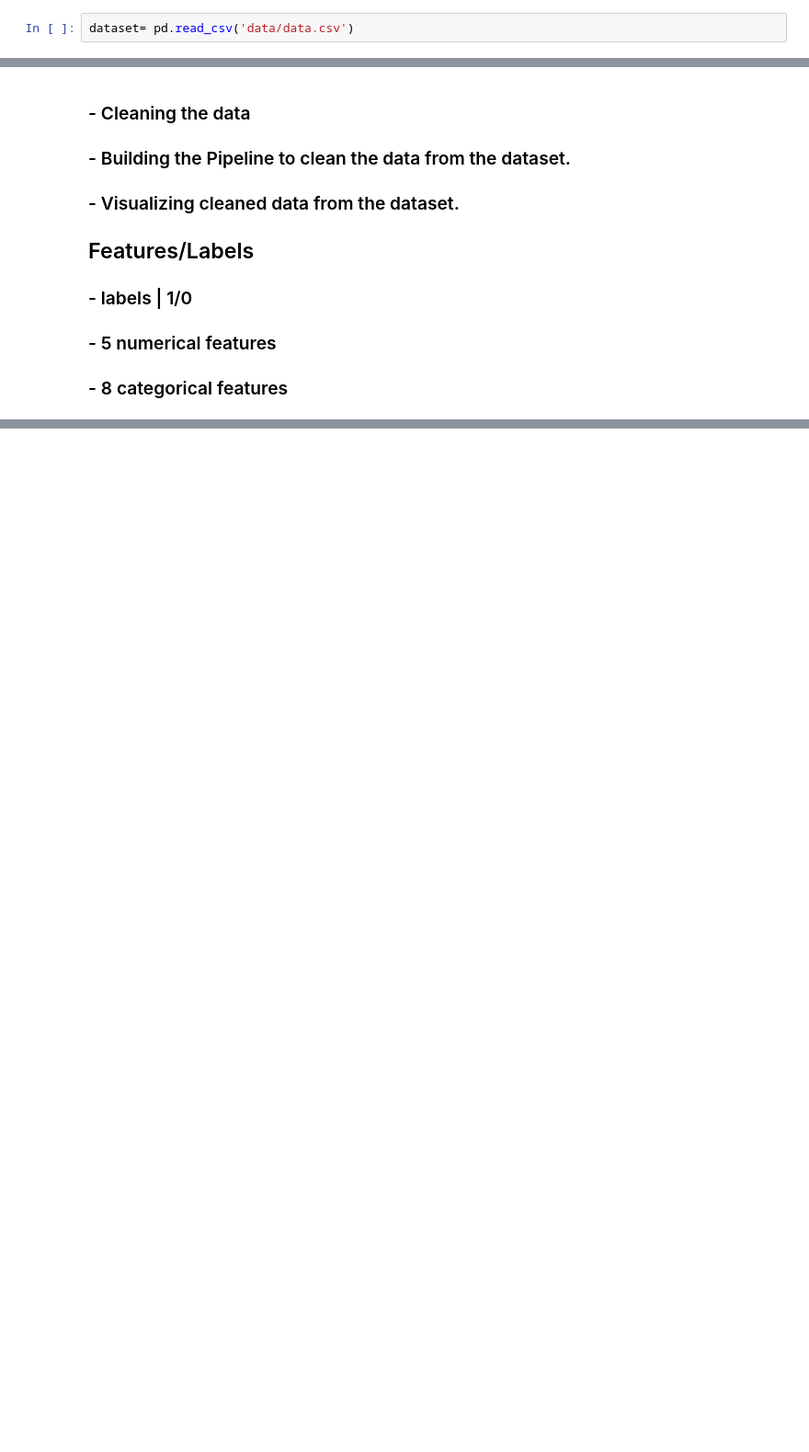
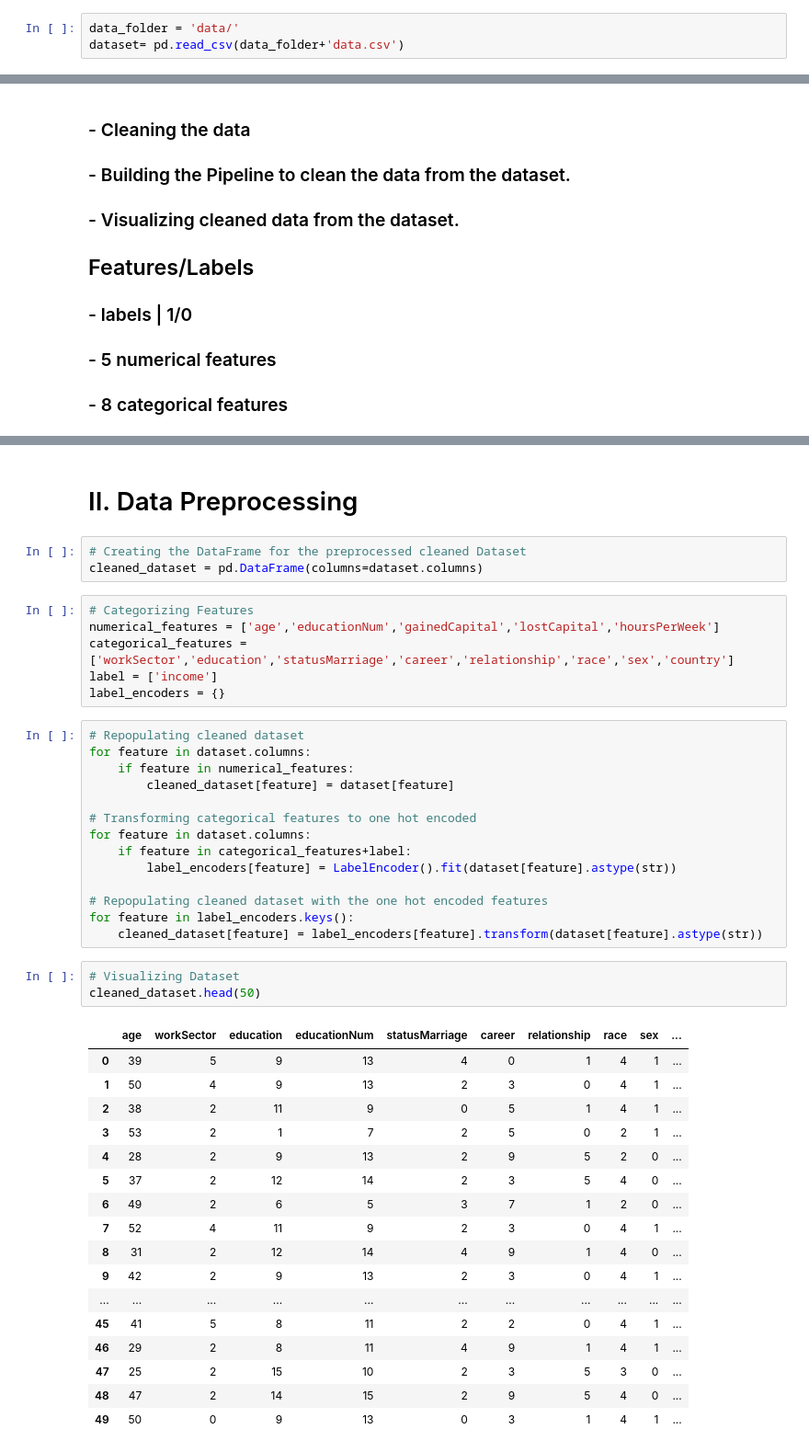
Before and after one commit to calinjovrea/AIFinancialStatusTask, a Jupyter notebook: AIFinancialStatusTaskFoodstyles.ipynb, the cells around one changed output, grey strips where cells are left out. Shown: that part at 92% size. Cells and saved outputs as stored; diff of their text form; blank space fills up the shorter version.

Commit message:
Update python notebook of AIFinancialStatusTask
Updating to add the Data PreProcessing implementation of the AIFinancialStatusTask

```diff
--- a/AIFinancialStatusTaskFoodstyles.ipynb
+++ b/AIFinancialStatusTaskFoodstyles.ipynb
@@ -3,5 +8,6 @@ import pandas as pd
 # %%
-dataset= pd.read_csv('data/data.csv')
+data_folder = 'data/'
+dataset= pd.read_csv(data_folder+'data.csv')
 # %% [markdown]
 # I. Helping Steps to get through the implementation
 ### - Reading the dataset
@@ -37,3 +43,49 @@ dataset.head(50)
 | 47 | 25 | Private | Some-college | 10 | Married-civ-spouse | Exec-managerial | Wife | Other | Female | ... |
 | 48 | 47 | Private | Prof-school | 15 | Married-civ-spouse | Prof-specialty | Wife | White | Female | ... |
 | 49 | 50 | Federal-gov | Bachelors | 13 | Divorced | Exec-managerial | Not-in-family | White | Male | ... |
+# %% [markdown]
+# II. Data Preprocessing
+# %%
+# Creating the DataFrame for the preprocessed cleaned Dataset
+cleaned_dataset = pd.DataFrame(columns=dataset.columns)
+# %%
+# Categorizing Features
+numerical_features = ['age','educationNum','gainedCapital','lostCapital','hoursPerWeek']
+categorical_features = ['workSector','education','statusMarriage','career','relationship','race','sex','country']
+label = ['income']
+label_encoders = {}
+# %%
+# Repopulating cleaned dataset
+for feature in dataset.columns:
+    if feature in numerical_features:
+        cleaned_dataset[feature] = dataset[feature]
+
+# Transforming categorical features to one hot encoded
+for feature in dataset.columns:
+    if feature in categorical_features+label:
+        label_encoders[feature] = LabelEncoder().fit(dataset[feature].astype(str))
+
+# Repopulating cleaned dataset with the one hot encoded features
+for feature in label_encoders.keys():
+    cleaned_dataset[feature] = label_encoders[feature].transform(dataset[feature].astype(str))
+# %%
+# Visualizing Dataset
+cleaned_dataset.head(50)
+# %% [output]
+|  | age | workSector | education | educationNum | statusMarriage | career | relationship | race | sex | ... |
+| 0 | 39 | 5 | 9 | 13 | 4 | 0 | 1 | 4 | 1 | ... |
+| 1 | 50 | 4 | 9 | 13 | 2 | 3 | 0 | 4 | 1 | ... |
+| 2 | 38 | 2 | 11 | 9 | 0 | 5 | 1 | 4 | 1 | ... |
+| 3 | 53 | 2 | 1 | 7 | 2 | 5 | 0 | 2 | 1 | ... |
+| 4 | 28 | 2 | 9 | 13 | 2 | 9 | 5 | 2 | 0 | ... |
+| 5 | 37 | 2 | 12 | 14 | 2 | 3 | 5 | 4 | 0 | ... |
+| 6 | 49 | 2 | 6 | 5 | 3 | 7 | 1 | 2 | 0 | ... |
+| 7 | 52 | 4 | 11 | 9 | 2 | 3 | 0 | 4 | 1 | ... |
+| 8 | 31 | 2 | 12 | 14 | 4 | 9 | 1 | 4 | 0 | ... |
+| 9 | 42 | 2 | 9 | 13 | 2 | 3 | 0 | 4 | 1 | ... |
+| ... | ... | ... | ... | ... | ... | ... | ... | ... | ... | ... |
+| 45 | 41 | 5 | 8 | 11 | 2 | 2 | 0 | 4 | 1 | ... |
+| 46 | 29 | 2 | 8 | 11 | 4 | 9 | 1 | 4 | 1 | ... |
+| 47 | 25 | 2 | 15 | 10 | 2 | 3 | 5 | 3 | 0 | ... |
+| 48 | 47 | 2 | 14 | 15 | 2 | 9 | 5 | 4 | 0 | ... |
+| 49 | 50 | 0 | 9 | 13 | 0 | 3 | 1 | 4 | 1 | ... |
```
Also changed, not shown: parts of 6 cells of this notebook.
